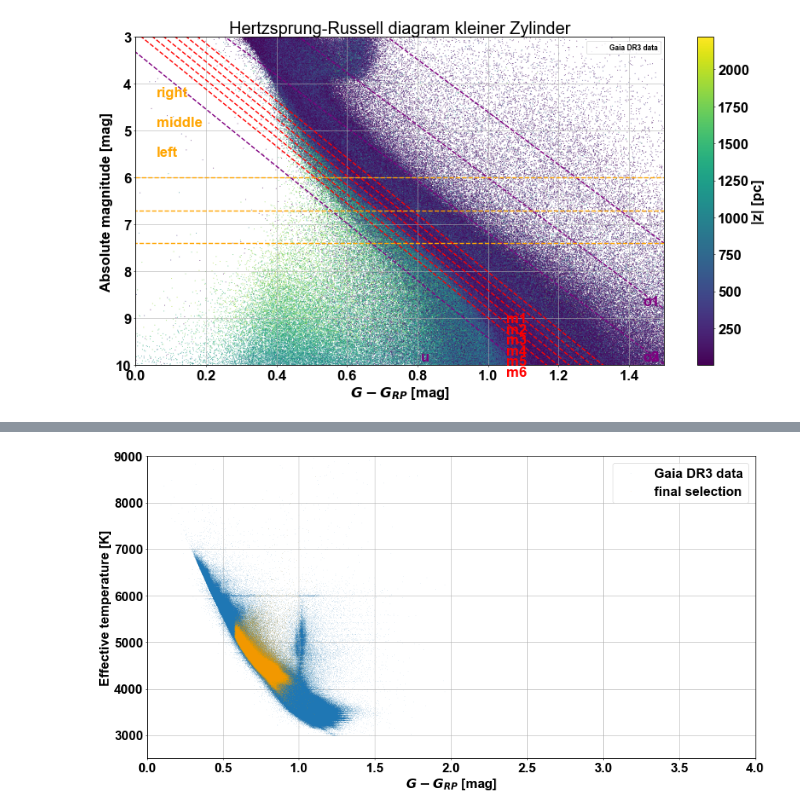
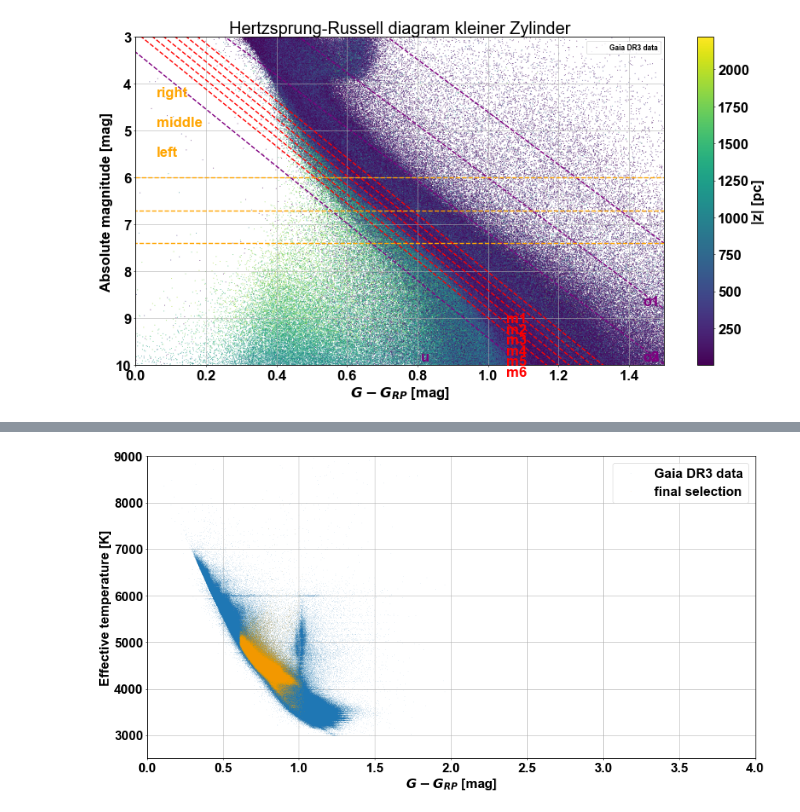
Before and after one commit to rubba0220/Bachelorarbeit, a Jupyter notebook: z final run/hr_colour2_with_correction.ipynb, the cells around one changed output, grey strips where cells are left out. Drawn from its saved outputs; the diff is of its cells as text; code cells hidden in the pictures.

Commit message:
data selection almost complete

```diff
--- a/z final run/hr_colour2_with_correction.ipynb
+++ b/z final run/hr_colour2_with_correction.ipynb
@@ -278,23 +355,16 @@ plt.show()
 # %%
 fig, ax = plt.subplots(1, 1, figsize=(20, 10))
 
 ax.plot(g_rp2, teff2, '.', markersize=1, label='Gaia DR3 data', alpha=0.1)
-# ax.plot(bp_rp2[aa&rr], teff2[aa&rr], '.', markersize=1, label='absolut magnitude cut', alpha=0.1)
-ax.plot(g_rp2[rr&(absolute_magnitude2>=left)&(absolute_magnitude2<=right)&(absolute_magnitude2>=o1)&(absolute_magnitude2<=m3)], teff2[rr&(absolute_magnitude2>=left)&(absolute_magnitude2<=right)&(absolute_magnitude2>=o1)&(absolute_magnitude2<=m3)], '.', markersize=1, label='final selection', color='orange', alpha=0.1)
-# plt.axhline(y=5000, color='r', linestyle='--', linewidth=2)
-# plt.axhline(y=4000, color='r', linestyle='--', linewidth=2)
-# plt.axvline(x=1.2, color='r', linestyle='--', linewidth=2, label='1.2')
-# plt.axvline(x=1.8, color='r', linestyle='--', linewidth=2, label='1.8')
-# plt.axvline(x=1.0, color='r', linestyle='--', linewidth=2, label='1.0')
-# plt.axvline(x=2.0, color='r', linestyle='--', linewidth=2, label='2.0')
+ax.plot(g_rp2[cut], teff2[cut], '.', markersize=1, label='final selection', color='orange', alpha=0.1)
 ax.set_xlabel(rf'$G-G_{{RP}}$ [mag]')
 ax.set_ylabel('Effective temperature [K]')
 ax.set_ylim(2500, 9000)
 ax.set_xlim(0, 4)
 plt.grid(which='both')
 plt.legend()
-plt.savefig('teff_bp_rp_new.png')
+plt.savefig('plots/teff_bp_rp_new.png')
 fig.set_dpi(50)
 plt.show()
 # %% [output]
-[figure, old version]
+[figure, new version]
```
Also changed, not shown: parts of 7 cells of this notebook, 28 other files.
